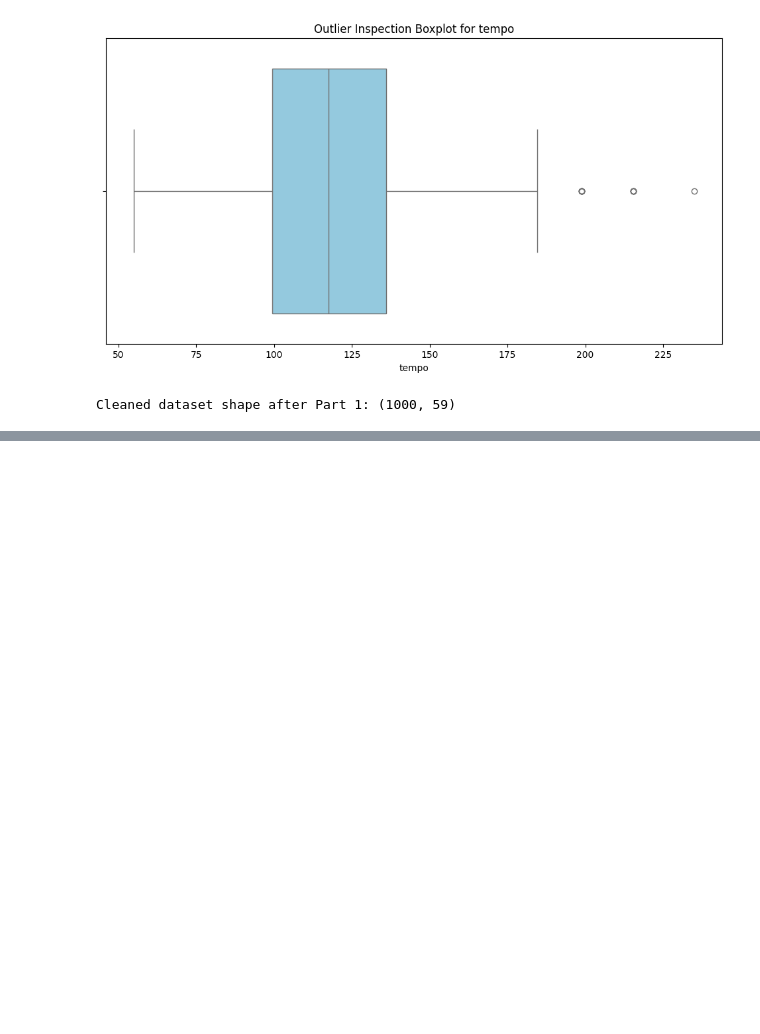
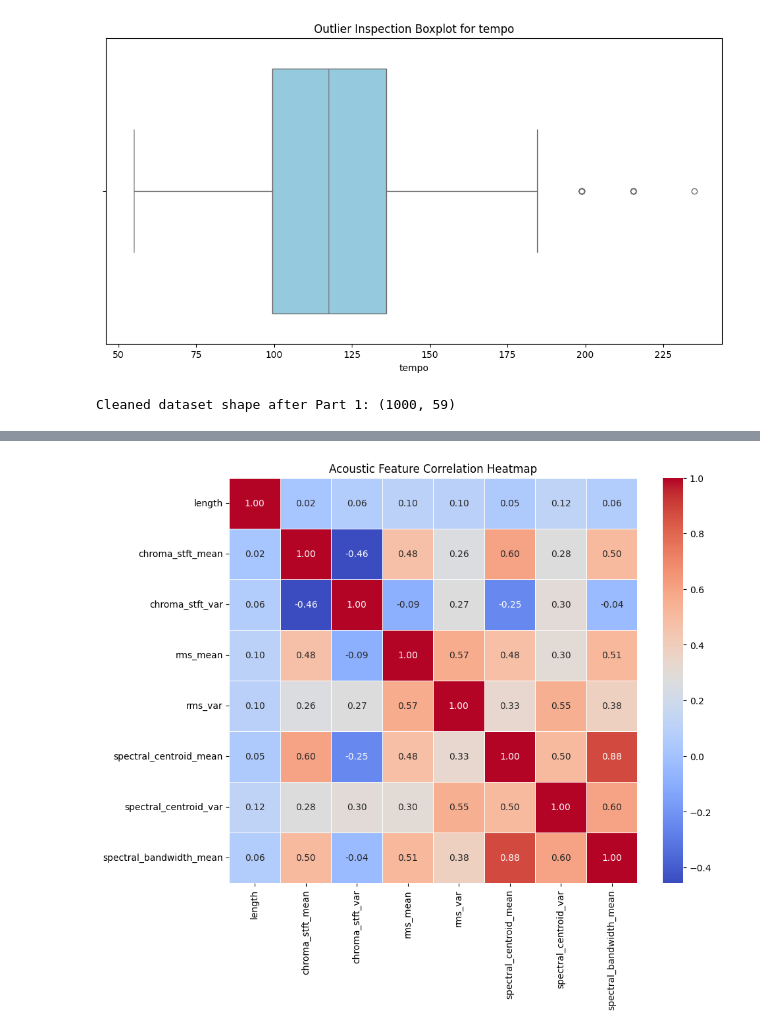
Before and after one commit to iadityapratapsinghe/Project---i-, a Jupyter notebook: notebooks/Music Genre Classifier.ipynb, the cells around one changed output, grey strips where cells are left out. Drawn from its saved outputs; the diff is of its cells as text; code cells hidden in the pictures; blank space fills up the shorter version.

```diff
--- a/notebooks/Music Genre Classifier.ipynb
+++ b/notebooks/Music Genre Classifier.ipynb
@@ -87,0 +114,10 @@ Cleaned dataset shape after Part 1: (1000, 59)
+# %%
+plt.figure(figsize=(10, 8))
+numeric_df = df.select_dtypes(include=[np.number])
+corr_subset = numeric_df.iloc[:, :8]
+correlation_matrix = corr_subset.corr()
+sns.heatmap(correlation_matrix, annot=True, cmap='coolwarm', fmt=".2f", linewidths=0.5)
+plt.title("Acoustic Feature Correlation Heatmap")
+plt.show()
+# %% [output]
+[figure, added]
```
Also changed, not shown: parts of 3 cells of this notebook.
